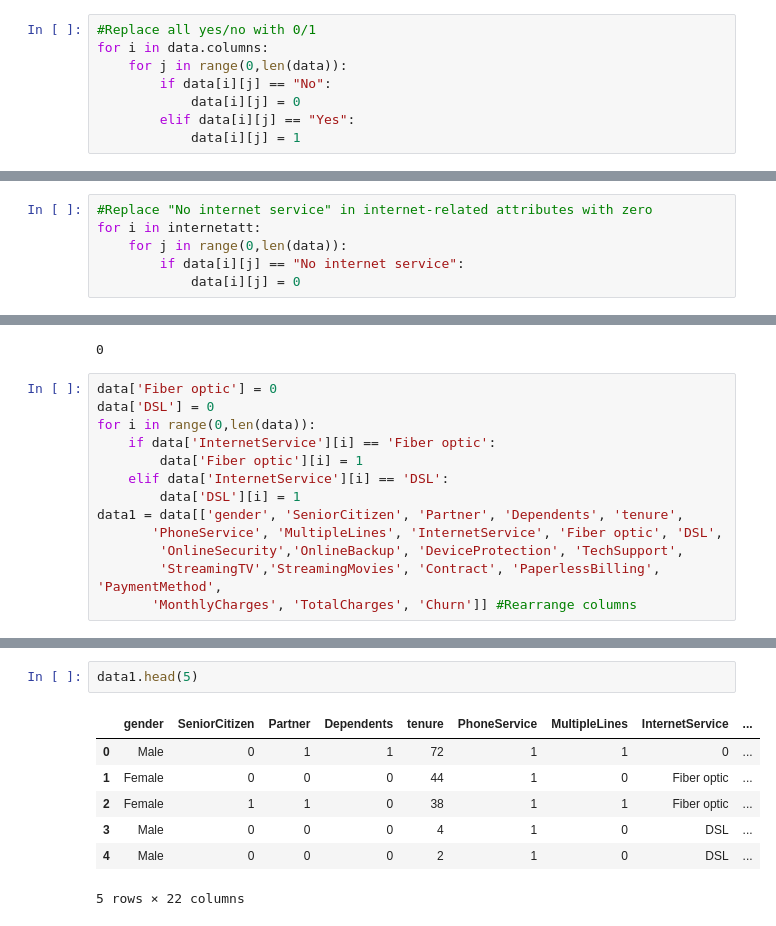
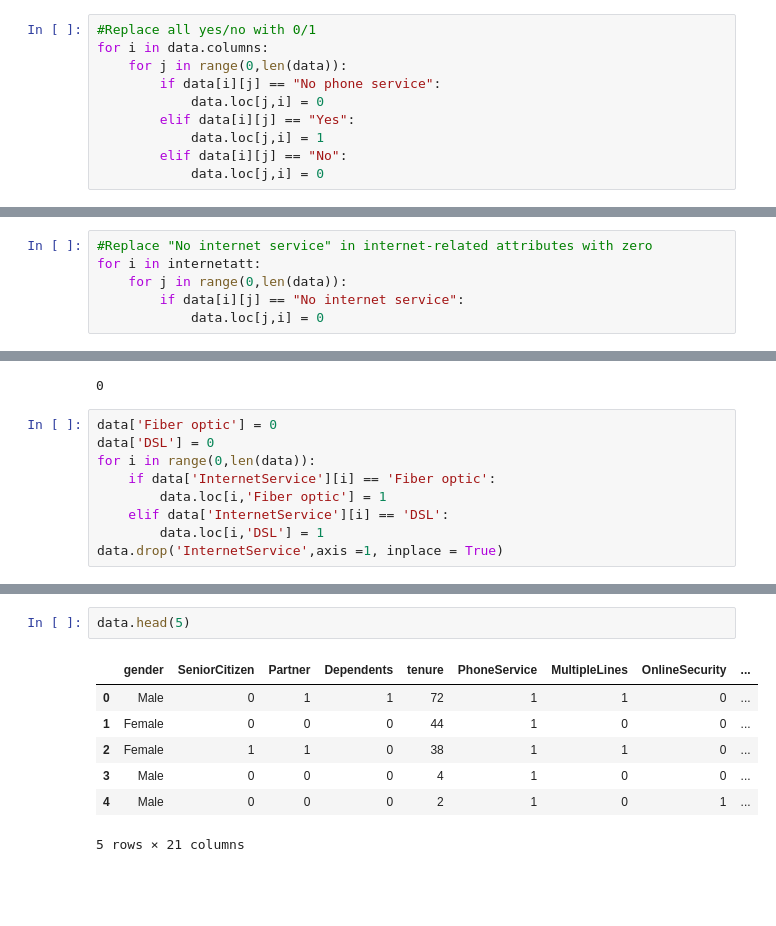
Before and after one commit to joebar200/DAIP-project-5-, a Jupyter notebook: Case 5 data cleaning.ipynb, the cells around one changed output, grey strips where cells are left out. Cells and saved outputs as stored; diff of their text form; blank space fills up the shorter version.

```diff
--- a/Case 5 data cleaning.ipynb
+++ b/Case 5 data cleaning.ipynb
@@ -44,7 +44,9 @@ data.drop(['id','customerID'],axis = 1, inplace = True)
 #Replace all yes/no with 0/1
 for i in data.columns:
     for j in range(0,len(data)):
-        if data[i][j] == "No":
-            data[i][j] = 0
+        if data[i][j] == "No phone service":
+            data.loc[j,i] = 0
         elif data[i][j] == "Yes":
-            data[i][j] = 1
+            data.loc[j,i] = 1
+        elif data[i][j] == "No":
+            data.loc[j,i] = 0
@@ -102,4 +95,4 @@ internetatt = ['OnlineSecurity', 'OnlineBackup', 'DeviceProtection', 'TechSuppor
 for i in internetatt:
     for j in range(0,len(data)):
         if data[i][j] == "No internet service":
-            data[i][j] = 0
+            data.loc[j,i] = 0
@@ -132,11 +120,7 @@ data['Fiber optic'] = 0
 data['DSL'] = 0
 for i in range(0,len(data)):
     if data['InternetService'][i] == 'Fiber optic':
-        data['Fiber optic'][i] = 1
+        data.loc[i,'Fiber optic'] = 1
     elif data['InternetService'][i] == 'DSL':
-        data['DSL'][i] = 1
-data1 = data[['gender', 'SeniorCitizen', 'Partner', 'Dependents', 'tenure',
-       'PhoneService', 'MultipleLines', 'InternetService', 'Fiber optic', 'DSL',
-        'OnlineSecurity','OnlineBackup', 'DeviceProtection', 'TechSupport',
-        'StreamingTV','StreamingMovies', 'Contract', 'PaperlessBilling', 'PaymentMethod',
-       'MonthlyCharges', 'TotalCharges', 'Churn']] #Rearrange columns
+        data.loc[i,'DSL'] = 1
+data.drop('InternetService',axis =1, inplace = True)
@@ -152,10 +127,10 @@ See the caveats in the documentation: https://pandas.pydata.org/pandas-docs/stab
 # %%
-data1.head(5)
+data.head(5)
 # %% [output]
-|  | gender | SeniorCitizen | Partner | Dependents | tenure | PhoneService | MultipleLines | InternetService | ... |
+|  | gender | SeniorCitizen | Partner | Dependents | tenure | PhoneService | MultipleLines | OnlineSecurity | ... |
 | 0 | Male | 0 | 1 | 1 | 72 | 1 | 1 | 0 | ... |
-| 1 | Female | 0 | 0 | 0 | 44 | 1 | 0 | Fiber optic | ... |
-| 2 | Female | 1 | 1 | 0 | 38 | 1 | 1 | Fiber optic | ... |
-| 3 | Male | 0 | 0 | 0 | 4 | 1 | 0 | DSL | ... |
-| 4 | Male | 0 | 0 | 0 | 2 | 1 | 0 | DSL | ... |
+| 1 | Female | 0 | 0 | 0 | 44 | 1 | 0 | 0 | ... |
+| 2 | Female | 1 | 1 | 0 | 38 | 1 | 1 | 0 | ... |
+| 3 | Male | 0 | 0 | 0 | 4 | 1 | 0 | 0 | ... |
+| 4 | Male | 0 | 0 | 0 | 2 | 1 | 0 | 1 | ... |
-5 rows × 22 columns
+5 rows × 21 columns
```
Also changed, not shown: parts of 19 cells of this notebook.
